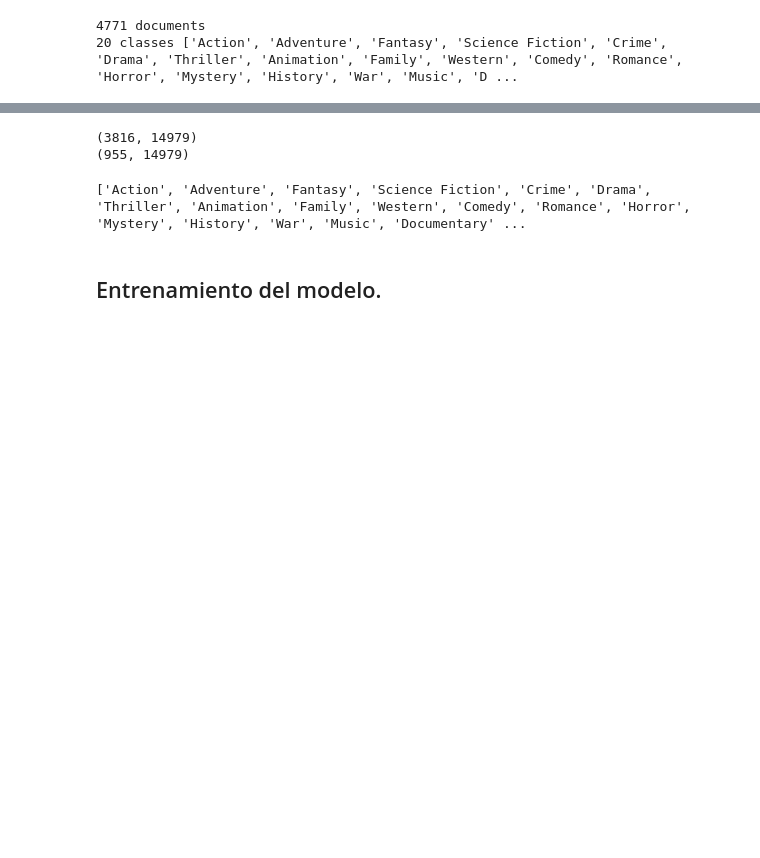
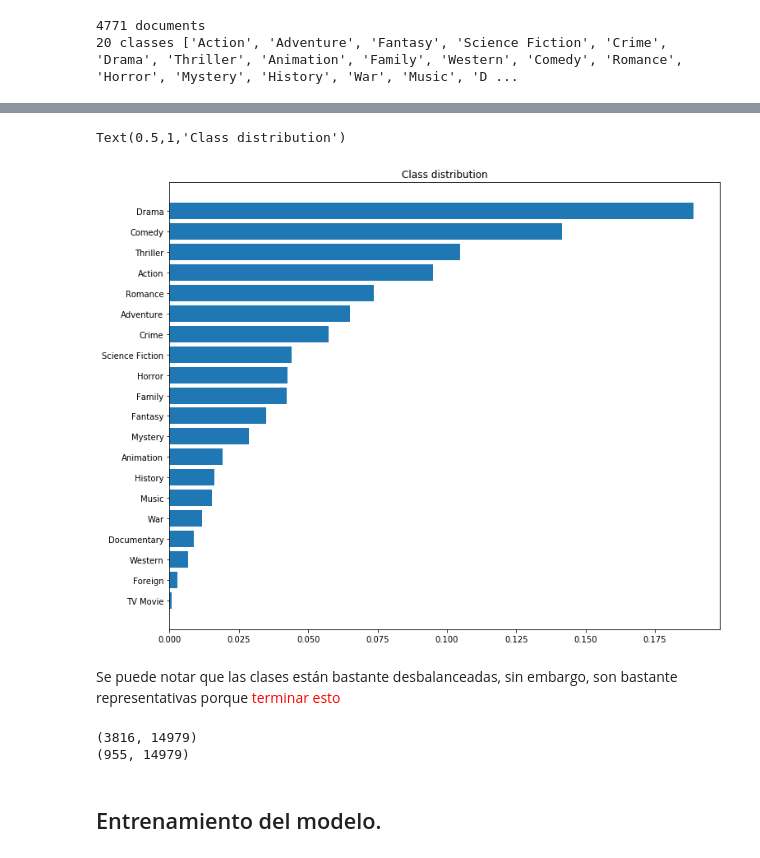
Before and after one commit to etra0/AID, a Jupyter notebook: proyecto/proyecto.ipynb, the cells around one changed output, grey strips where cells are left out. Drawn from its saved outputs; the diff is of its cells as text; code cells hidden in the pictures; blank space fills up the shorter version.

```diff
--- a/proyecto/proyecto.ipynb
+++ b/proyecto/proyecto.ipynb
@@ -129,8 +145,8 @@ stemmer = LancasterStemmer()
 stopwords = set(stopwords.words('english'))
 # %%
 words = []
-classes = []
 documents = []
+class_counter = {}
 ignore_words = ['?', '.', ',', "'", '"']
 # loop through each sentence in our training data
 for pattern in training_data:
@@ -142,15 +158,17 @@ for pattern in training_data:
     documents.append((w, pattern['class']))
     # add to our classes list
     for c in pattern['class']:
-        if c not in classes:
-            classes.append(c)
+        if c not in class_counter:
+            class_counter[c] = 0
+        class_counter[c] += 1
+
 
 # stem and lower each word and remove duplicates
 words = [stemmer.stem(w.lower()) for w in words if w not in ignore_words]
 words = list(set(words))
 
 # remove duplicates
-#classes = list(set(classes))
+classes = list(class_counter.keys())
 
 print (len(documents), "documents")
 print (len(classes), "classes", classes)
@@ -197,3 +212,21 @@ print (output[i])
+# %%
+fig, ax = plt.subplots(figsize=(12,10))
+
+list_class_counter = sorted(class_counter.items(), key=lambda x: x[1])
+x_label, y_data = zip(*list_class_counter)
+x_label = list(x_label)
+y_data = np.array(y_data)
+
+ind = np.arange(len(x_label))
+ax.barh(ind, y_data/y_data.sum())
+ax.set_yticks(ind)
+ax.set_yticklabels(x_label);
+ax.set_title("Class distribution")
+# %% [output]
+Text(0.5,1,'Class distribution')
+[figure, added]
+# %% [markdown]
+Se puede notar que las clases están bastante desbalanceadas, sin embargo, son bastante representativas porque <span style='color:red;'>terminar esto</span>
 # %%
 X = np.array(training)
 y = np.array(output)
@@ -210,8 +242,4 @@ print(test_X.shape)
 # %% [output]
 (3816, 14979)
 (955, 14979)
-# %%
-print(classes)
-# %% [output]
-['Action', 'Adventure', 'Fantasy', 'Science Fiction', 'Crime', 'Drama', 'Thriller', 'Animation', 'Family', 'Western', 'Comedy', 'Romance', 'Horror', 'Mystery', 'History', 'War', 'Music', 'Documentary' ...
 # %%
```
Also changed, not shown: parts of 15 cells of this notebook.
